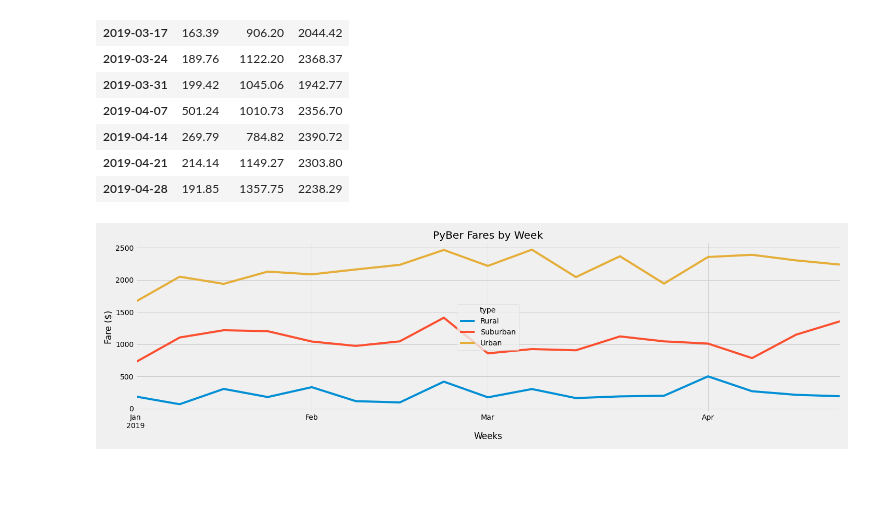
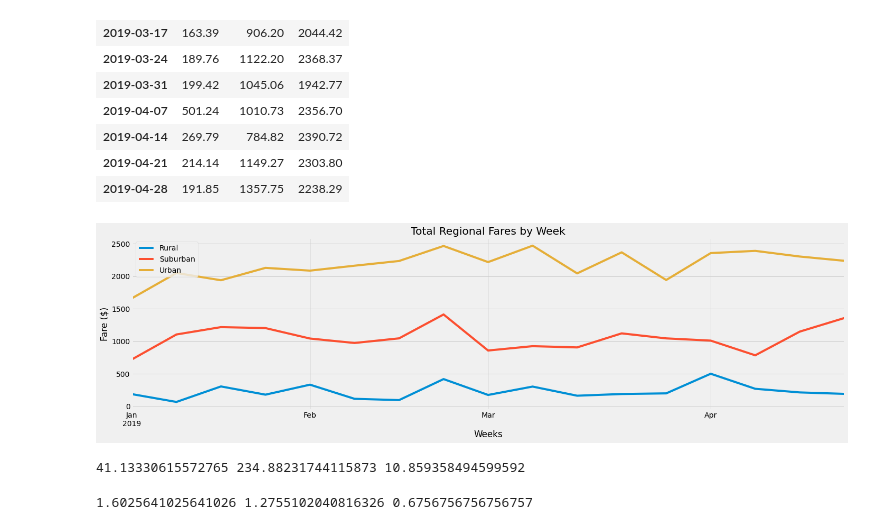
Before and after one commit to FreshOats/PyBer_Analysis, a Jupyter notebook: PyBer_Challenge.ipynb, the cells around one changed output. Cells and saved outputs as stored; diff of their text form; code cells hidden in the pictures; blank space fills up the shorter version.

```diff
--- a/PyBer_Challenge.ipynb
+++ b/PyBer_Challenge.ipynb
@@ -268,17 +272,41 @@ city_type_weeks
 # %%
 # 8. Using the object-oriented interface method, plot the resample DataFrame using the df.plot() function.
 
 # Import the style from Matplotlib.
 from matplotlib import style
 # Use the graph style fivethirtyeight.
 style.use('fivethirtyeight')
 
-weekly_fares = city_type_weeks.plot(figsize=(20,6), title="PyBer Fares by Week")
+weekly_fares = city_type_weeks.plot(figsize=(20,6), title="Total Regional Fares by Week")
 weekly_fares.set_xlabel("Weeks")
 weekly_fares.set_ylabel("Fare ($)")
+weekly_fares.legend(loc="upper left")
 plt.tight_layout()
 
-plt.savefig("Analysis/Fig8.png")
+plt.savefig("Analysis/Deliverable2.png")
 plt.show()
 # %% [output]
-[figure, old version]
+[figure, new version]
+# %%
+# The rural fare per ride is 41% higher than the urban fare per ride
+# The rural fare per driver is 234% higher than the urban fare per driver
+# The total fares collected in the rural region is 11% of the total fares collected in the urban regions
+#           Rides	Drivers	Total Fares  Fare/Ride	Fare/Driver
+# Rural 	125     78 		$4,327.93	 $34.62  	$55.49
+# Suburban	625     490		$19,356.33	 $30.97	    $39.50
+# # Urban	1,625	2,405	$39,854.38	 $24.53	    $16.57
+
+p_ride = (34.62/24.53 - 1)*100
+p_driver = (55.49/16.57 - 1)*100
+p_total = (4327.93/39854.38)*100
+
+print(p_ride, p_driver, p_total)
+# %% [output]
+41.13330615572765 234.88231744115873 10.859358494599592
+# %%
+d_ride_r = (125/78)
+d_ride_s = (625/490)
+d_ride_u = (1625/2405)
+print(d_ride_r, d_ride_s, d_ride_u)
+# %% [output]
+1.6025641025641026 1.2755102040816326 0.6756756756756757
```
Also changed, not shown: parts of 2 cells of this notebook, 2 other files.
